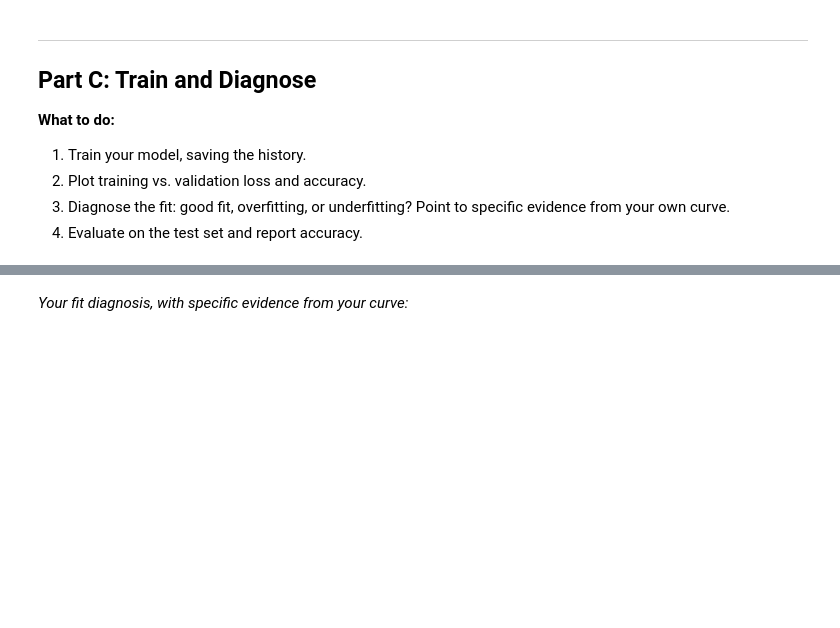
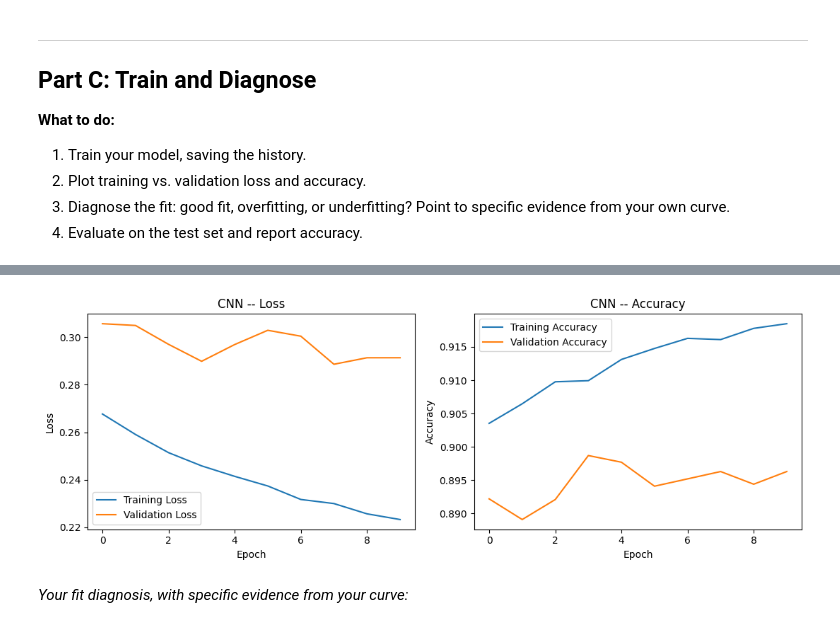
Before and after one commit to Qwertoses/IT480-FA26, a Jupyter notebook: Lab2/Lab2_CNN_PetFinder_Starter.ipynb, the cells around one changed output, grey strips where cells are left out. Cells and saved outputs as stored; diff of their text form; code cells hidden in the pictures; blank space fills up the shorter version.

```diff
--- a/Lab2/Lab2_CNN_PetFinder_Starter.ipynb
+++ b/Lab2/Lab2_CNN_PetFinder_Starter.ipynb
@@ -64,8 +84,22 @@ x_test = x_test.astype('float32') / 255
 Write your architecture below, then write one paragraph justifying every choice, using the conventions from lecture (filters growing with depth, 3x3 kernels, funnel-shaped Dense layers, and so on).
 # %%
 # Build your CNN model here
+model = Sequential()
+
+model.add(Conv2D(32, kernel_size= 3, activation='relu', input_shape=(28, 28, 1)))
+
+model.add(MaxPooling2D(pool_size= 2, strides = 2))
+
+model.add(Conv2D(16, kernel_size = 3, activation = 'relu'))
+
+model.add(MaxPooling2D(pool_size = 2, strides = 2))
+model.add(Flatten())
+
+# Output layer
+model.add(Dense(10, activation = 'softmax'))
 # %%
 # Compile your model here
+model.compile(optimizer = 'adam', loss = 'categorical_crossentropy', metrics = ['accuracy'])
 # %% [markdown]
 *Your architecture justification (one paragraph):*
 # %% [markdown]
@@ -79,3 +113,4 @@ Write your architecture below, then write one paragraph justifying every choice,
 4. Evaluate on the test set and report accuracy.
 # %%
 # Train your model here (save the result as `history`)
+history = model.fit(x_train, y_train, epochs = 10, validation_data = (x_test, y_test))
@@ -82,5 +138,29 @@ Write your architecture below, then write one paragraph justifying every choice,
+# %%
+def plot_history(history, title, show_accuracy=False):
+    if show_accuracy:
+        fig, axes = plt.subplots(1, 2, figsize=(11, 4))
+        axes[0].plot(history.history["loss"], label="Training Loss")
+        axes[0].plot(history.history["val_loss"], label="Validation Loss")
+        axes[0].set_xlabel("Epoch"); axes[0].set_ylabel("Loss"); axes[0].legend()
+        axes[0].set_title(title + " -- Loss")
+
+        axes[1].plot(history.history["accuracy"], label="Training Accuracy")
+        axes[1].plot(history.history["val_accuracy"], label="Validation Accuracy")
+        axes[1].set_xlabel("Epoch"); axes[1].set_ylabel("Accuracy"); axes[1].legend()
+        axes[1].set_title(title + " -- Accuracy")
+        plt.tight_layout()
+        plt.show()
+    else:
+        plt.figure(figsize=(6, 4))
+        plt.plot(history.history["loss"], label="Training Loss")
+        plt.plot(history.history["val_loss"], label="Validation Loss")
+        plt.xlabel("Epoch"); plt.ylabel("Loss (MSE, scaled)"); plt.title(title); plt.legend()
+        plt.show()
 # %%
 # Plot training vs. validation loss and accuracy here
+plot_history(history, "CNN", show_accuracy=True)
+# %% [output]
+[figure, added]
 # %% [markdown]
 *Your fit diagnosis, with specific evidence from your curve:*
 # %%
```
Also changed, not shown: parts of 9 cells of this notebook.
